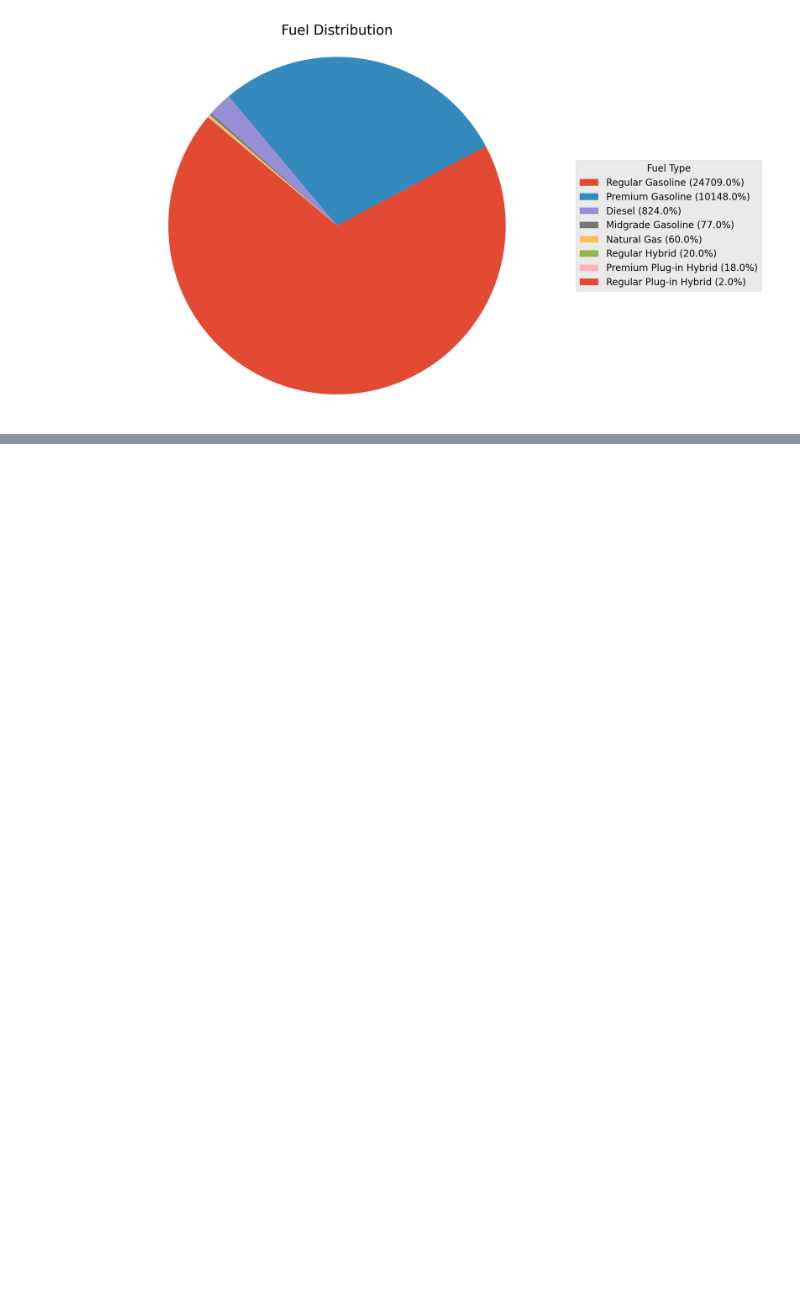
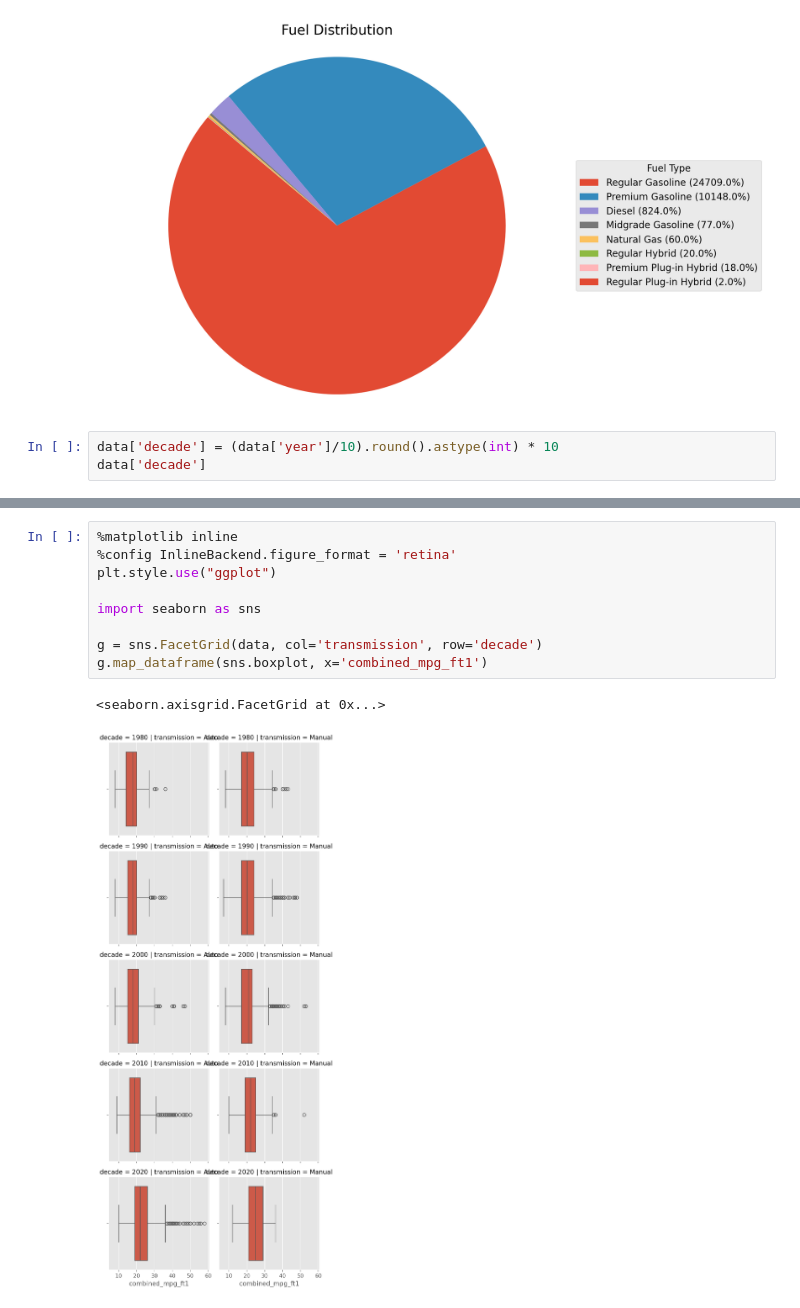
Before and after one commit to awol380/Machine-Learning-2410-Assignment, a Jupyter notebook: Phase_1.ipynb, the cells around one changed output, grey strips where cells are left out. Saved outputs shown, nothing was run; the diff lists cells and outputs as text; blank space fills up the shorter version.

```diff
--- a/Phase_1.ipynb
+++ b/Phase_1.ipynb
@@ -361,3 +361,6 @@ plt.tight_layout()  # Adjust layout
 plt.show()
 # %% [output]
 [figure]
+# %%
+data['decade'] = (data['year']/10).round().astype(int) * 10
+data['decade']
@@ -363,0 +381,12 @@ plt.show()
+# %%
+%matplotlib inline
+%config InlineBackend.figure_format = 'retina'
+plt.style.use("ggplot")
+
+import seaborn as sns
+
+g = sns.FacetGrid(data, col='transmission', row='decade')
+g.map_dataframe(sns.boxplot, x='combined_mpg_ft1')
+# %% [output]
+<seaborn.axisgrid.FacetGrid at 0x...>
+[figure, added]
```
Also changed, not shown: parts of 1 cell of this notebook.
